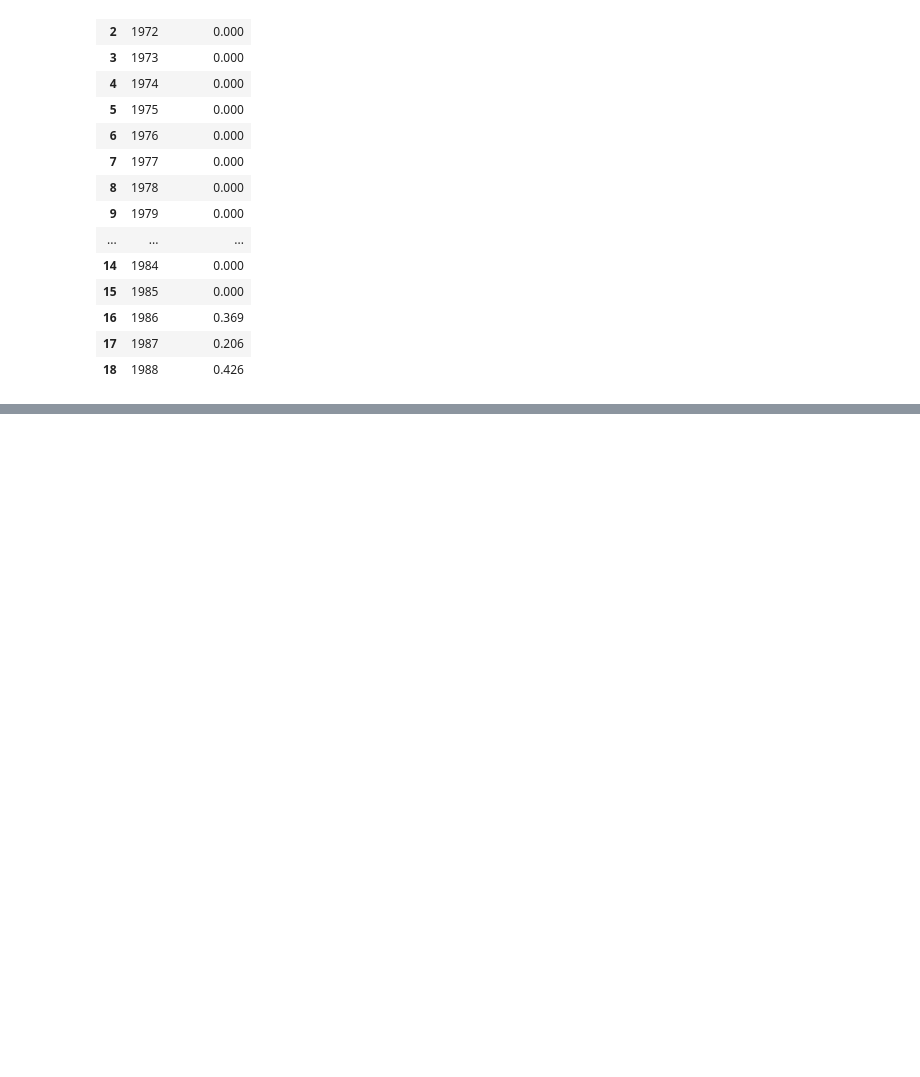
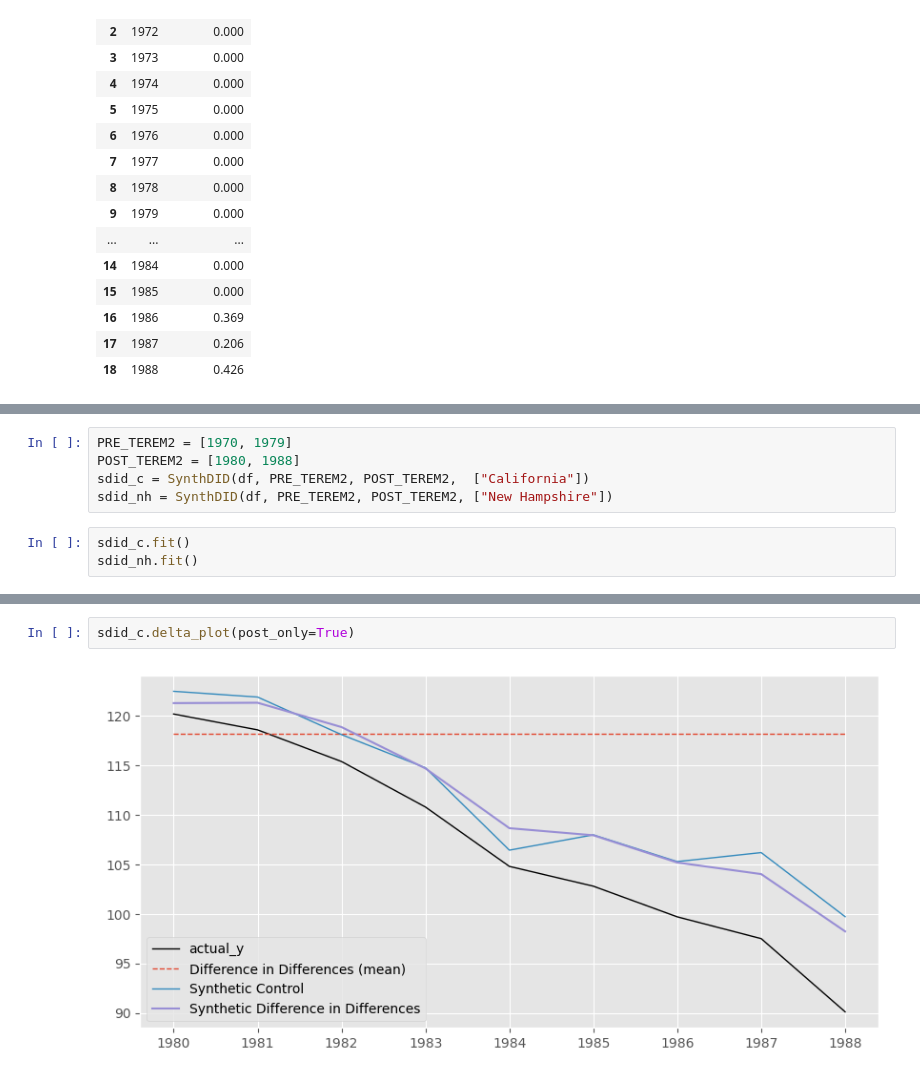
Before and after one commit to MasaAsami/pysynthdid, a Jupyter notebook: notebook/CaliforniaSmoking.ipynb, the cells around one changed output, grey strips where cells are left out. Saved outputs shown, nothing was run; the diff lists cells and outputs as text; blank space fills up the shorter version.

```diff
--- a/notebook/CaliforniaSmoking.ipynb
+++ b/notebook/CaliforniaSmoking.ipynb
@@ -118,0 +131,8 @@ sdid.delta_plot()
+# %%
+PRE_TEREM2 = [1970, 1979]
+POST_TEREM2 = [1980, 1988]
+sdid_c = SynthDID(df, PRE_TEREM2, POST_TEREM2,  ["California"])
+sdid_nh = SynthDID(df, PRE_TEREM2, POST_TEREM2, ["New Hampshire"])
+# %%
+sdid_c.fit()
+sdid_nh.fit()
@@ -118,0 +141,4 @@ sdid.delta_plot()
+# %%
+sdid_c.delta_plot(post_only=True)
+# %% [output]
+[figure, added]
```
Also changed, not shown: parts of 11 cells of this notebook, 3 other files.
